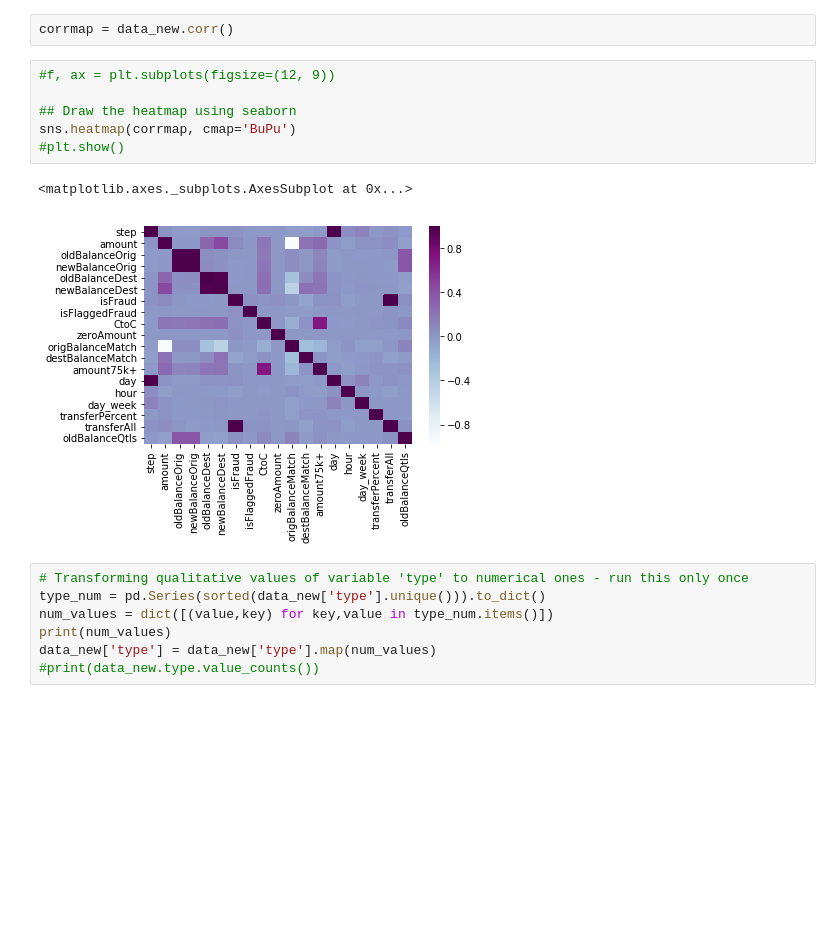
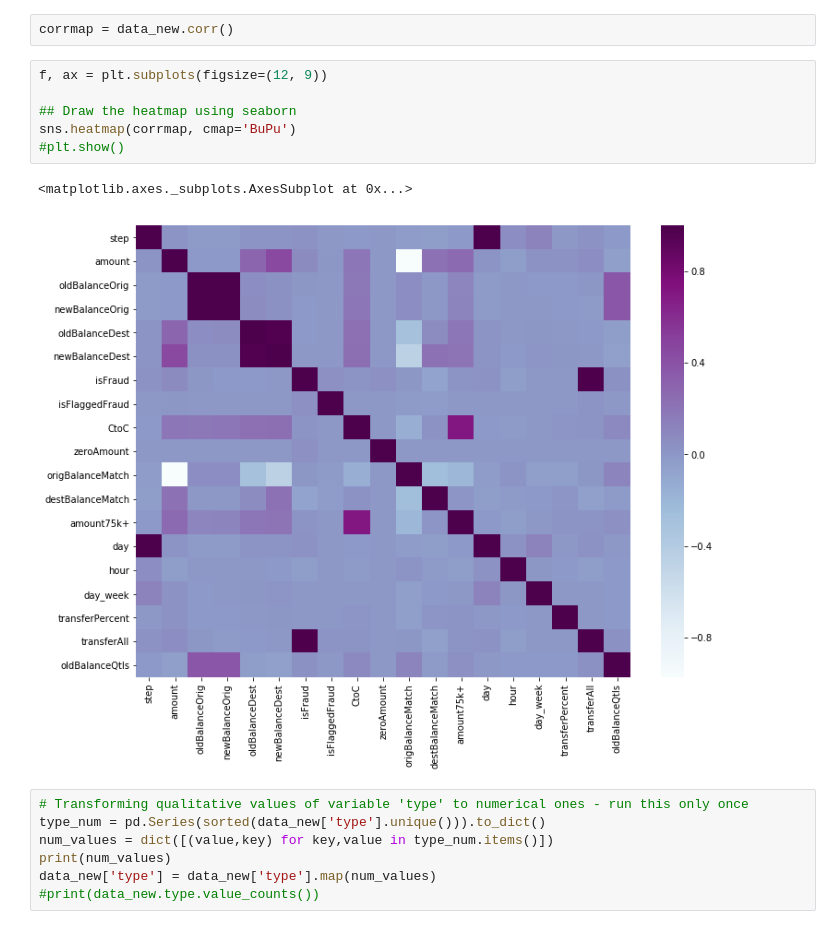
Before and after one commit to PriyankaBiswas/Data-Science, a Jupyter notebook: Unit2_SL/fraud_detection/fraud_detection-pushed.ipynb, the cells around one changed output. Cells and saved outputs as stored; diff of their text form; blank space fills up the shorter version.

```diff
--- a/Unit2_SL/fraud_detection/fraud_detection-pushed.ipynb
+++ b/Unit2_SL/fraud_detection/fraud_detection-pushed.ipynb
@@ -654,14 +657,14 @@ dtype: int64
 # %%
 corrmap = data_new.corr()
 # %%
-#f, ax = plt.subplots(figsize=(12, 9))
+f, ax = plt.subplots(figsize=(12, 9))
 
 ## Draw the heatmap using seaborn
 sns.heatmap(corrmap, cmap='BuPu')
 #plt.show()
 # %% [output]
 <matplotlib.axes._subplots.AxesSubplot at 0x...>
-[figure, old version]
+[figure, new version]
 # %%
 # Transforming qualitative values of variable 'type' to numerical ones - run this only once
 type_num = pd.Series(sorted(data_new['type'].unique())).to_dict()
```
Also changed, not shown: parts of 21 cells of this notebook.
